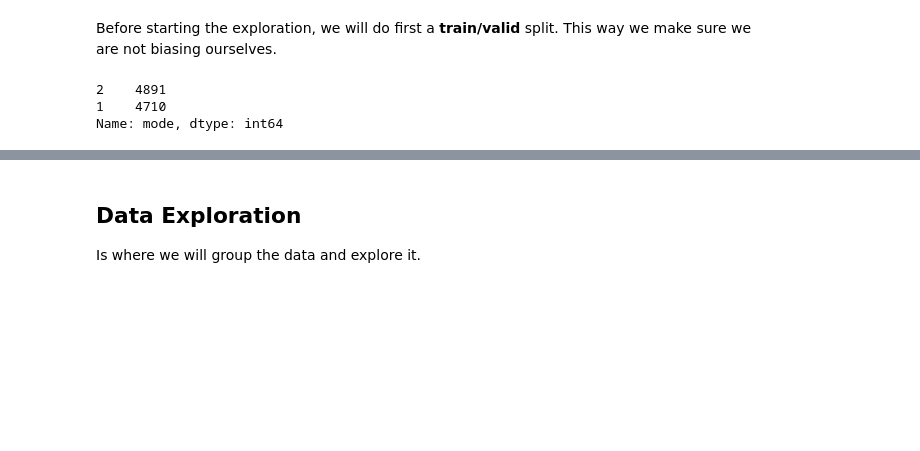
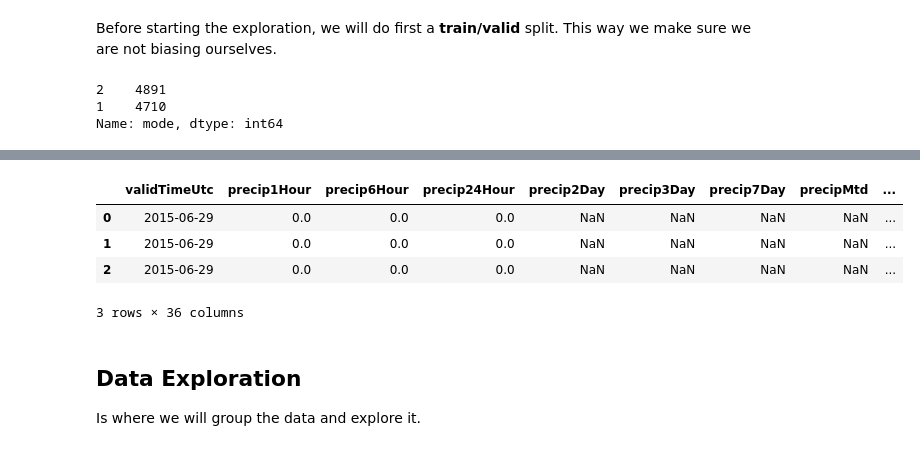
Before and after one commit to Savitar-Hub/sales-forecasting, a Jupyter notebook: wine-production/1. Exploratory Data Analysis.ipynb, the cells around one changed output, grey strips where cells are left out. Drawn from its saved outputs; the diff is of its cells as text; code cells hidden in the pictures; blank space fills up the shorter version.

```diff
--- a/wine-production/1. Exploratory Data Analysis.ipynb
+++ b/wine-production/1. Exploratory Data Analysis.ipynb
@@ -62,6 +62,8 @@ We would need to do the following on this dataframe:
 - Setting correct dtypes
 # %%
 train_df_pre_proc = train_df.copy()
+meteo_df_pre_proc = meteo_df.copy()
+eteo_df_pre_proc = eteo_df.copy()
 # %% [markdown]
 #### Train Data
 # %%
@@ -257,0 +298,15 @@ valid_df_pre_proc = pd.concat([X_valid_df, Y_valid_df], axis=1)
+# %%
+meteo_df_pre_proc.validTimeUtc = pd.to_datetime(meteo_df_pre_proc.validTimeUtc)
+# %%
+# We are going to get also which is the month and quarter
+meteo_df_pre_proc['month'] = meteo_df_pre_proc.validTimeUtc.dt.month
+meteo_df_pre_proc['quarter'] = meteo_df_pre_proc.validTimeUtc.dt.quarter
+meteo_df_pre_proc['year'] = meteo_df_pre_proc.validTimeUtc.dt.year
+# %%
+meteo_df_pre_proc.head(3)
+# %% [output]
+|  | validTimeUtc | precip1Hour | precip6Hour | precip24Hour | precip2Day | precip3Day | precip7Day | precipMtd | ... |
+| 0 | 2015-06-29 | 0.0 | 0.0 | 0.0 | NaN | NaN | NaN | NaN | ... |
+| 1 | 2015-06-29 | 0.0 | 0.0 | 0.0 | NaN | NaN | NaN | NaN | ... |
+| 2 | 2015-06-29 | 0.0 | 0.0 | 0.0 | NaN | NaN | NaN | NaN | ... |
+3 rows × 36 columns
```
Also changed, not shown: parts of 7 cells of this notebook.
